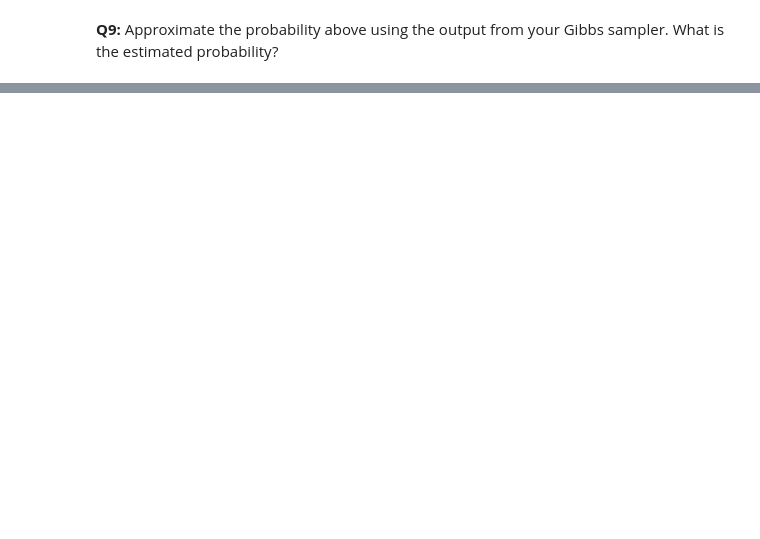
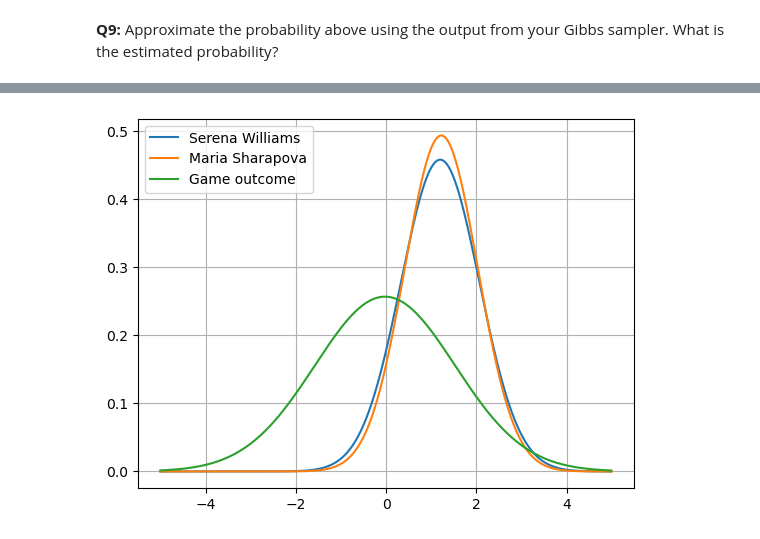
Before and after one commit to Arty-Facts/wasp_graphical_models_bayesian_learning_and_statistical_relational_learning_2023, a Jupyter notebook: project/module2/hand_in_ranking.ipynb, the cells around one changed output, grey strips where cells are left out. Saved outputs shown, nothing was run; the diff lists cells and outputs as text; code cells hidden in the pictures; blank space fills up the shorter version.

```diff
--- a/project/module2/hand_in_ranking.ipynb
+++ b/project/module2/hand_in_ranking.ipynb
@@ -570,8 +595,10 @@ print(f"P({name_i} beats {name_j}) = {p_game:.5}")
 # %%
 x_axis = np.arange(-5, 5, 0.01)
 fig , ax = plt.subplots()
-ax.plot(x_axis, norm.pdf(x_axis, q_w_mu[id_i], np.sqrt(q_w_sigma2[id_i])), label=name_i)
-ax.plot(x_axis, norm.pdf(x_axis, q_w_mu[id_j], np.sqrt(q_w_sigma2[id_j])), label=name_j)
+ax.plot(x_axis, norm.pdf(x_axis, w_post_mean[id_i], np.sqrt(w_post_std[id_i])), label=name_i)
+ax.plot(x_axis, norm.pdf(x_axis, w_post_mean[id_j], np.sqrt(w_post_std[id_j])), label=name_j)
 ax.plot(x_axis, norm.pdf(x_axis, new_mu, np.sqrt(new_sigma2)), label="Game outcome")
 ax.legend()
 ax.grid(True)
+# %% [output]
+[figure, added]
```
Also changed, not shown: parts of 7 cells of this notebook.
